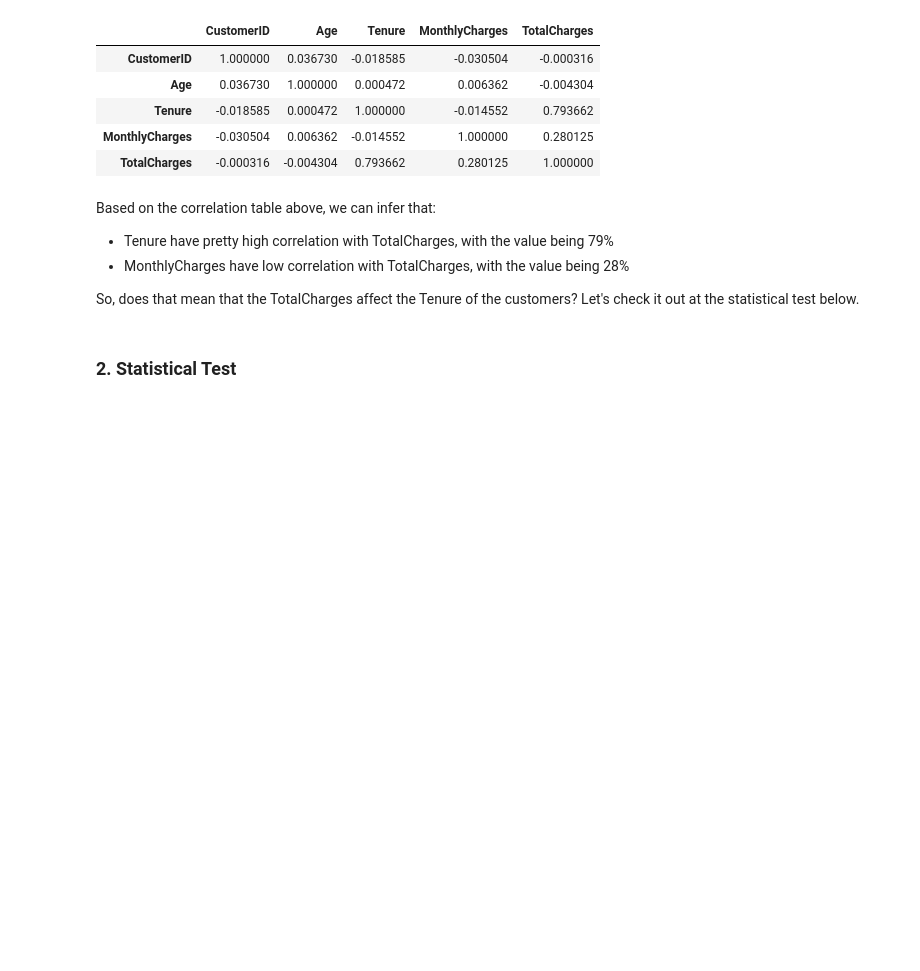
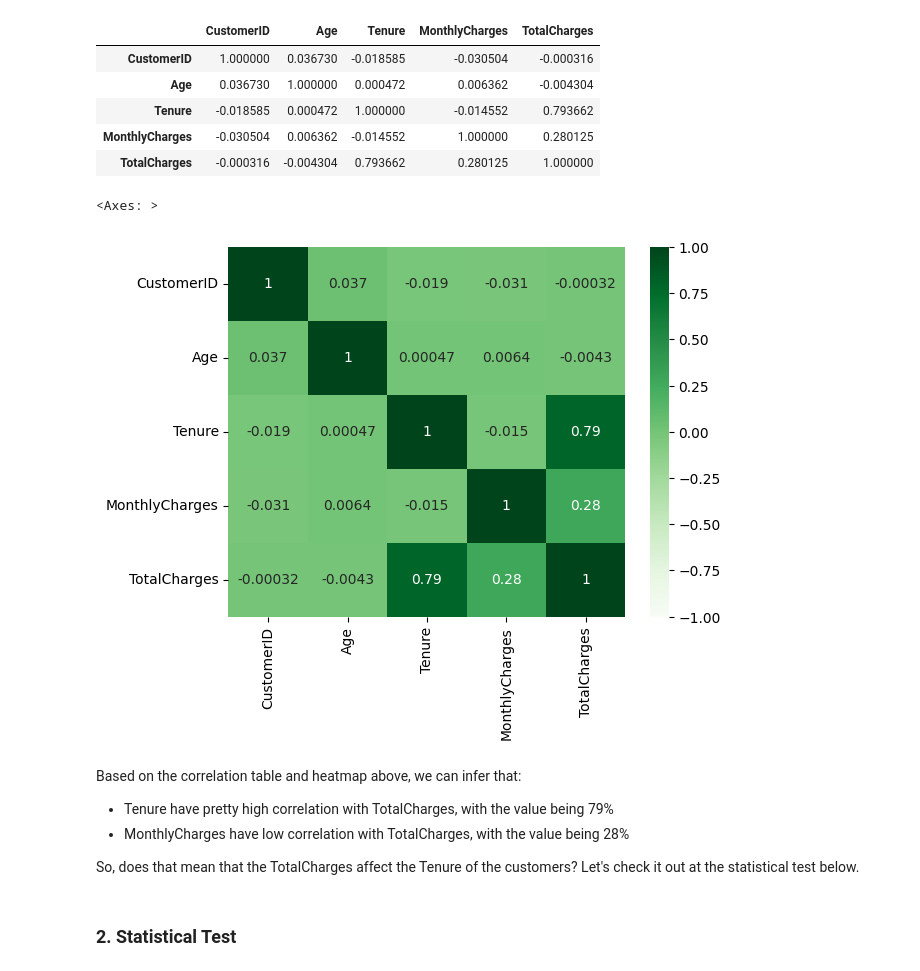
Before and after one commit to rzkybagaskara/telecom-customer-analysis, a Jupyter notebook: Customer_Churn_Analysis.ipynb, the cells around one changed output. Drawn from its saved outputs; the diff is of its cells as text; code cells hidden in the pictures; blank space fills up the shorter version.

Commit message:
add heatmap for correlation

```diff
--- a/Customer_Churn_Analysis.ipynb
+++ b/Customer_Churn_Analysis.ipynb
@@ -172,7 +172,8 @@ sns.pairplot(df)
 Let's take a look at the correlation by using Heatmap:
 # %%
 numeric_columns = df.select_dtypes(np.number)
-numeric_columns.corr()
+corr = numeric_columns.corr()
+corr
 # %% [output]
 |  | CustomerID | Age | Tenure | MonthlyCharges | TotalCharges |
 | CustomerID | 1.000000 | 0.036730 | -0.018585 | -0.030504 | -0.000316 |
@@ -180,8 +181,13 @@ numeric_columns.corr()
 | Tenure | -0.018585 | 0.000472 | 1.000000 | -0.014552 | 0.793662 |
 | MonthlyCharges | -0.030504 | 0.006362 | -0.014552 | 1.000000 | 0.280125 |
 | TotalCharges | -0.000316 | -0.004304 | 0.793662 | 0.280125 | 1.000000 |
+# %%
+sns.heatmap(corr, annot=True, cmap="Greens", vmin=-1, vmax=1)
+# %% [output]
+<Axes: >
+[figure, added]
 # %% [markdown]
-Based on the correlation table above, we can infer that:
+Based on the correlation table and heatmap above, we can infer that:
 
 - Tenure have pretty high correlation with TotalCharges, with the value being 79%
 - MonthlyCharges have low correlation with TotalCharges, with the value being 28%
```
